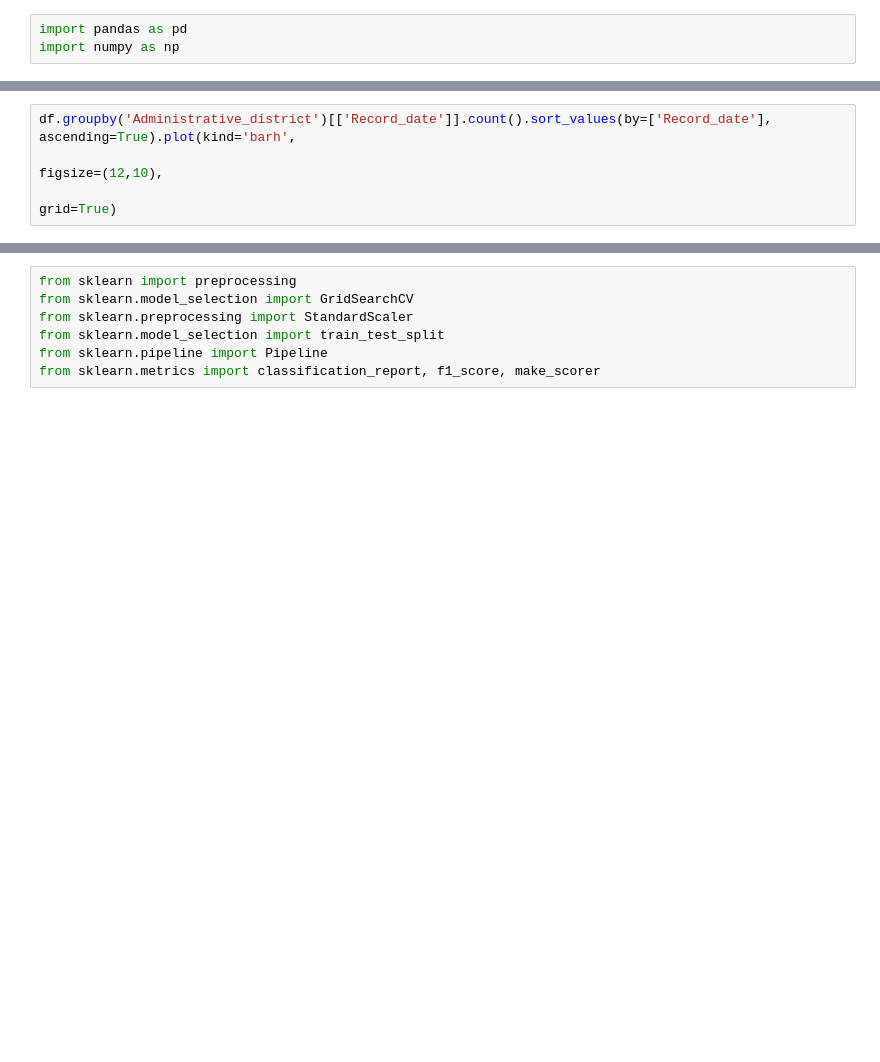
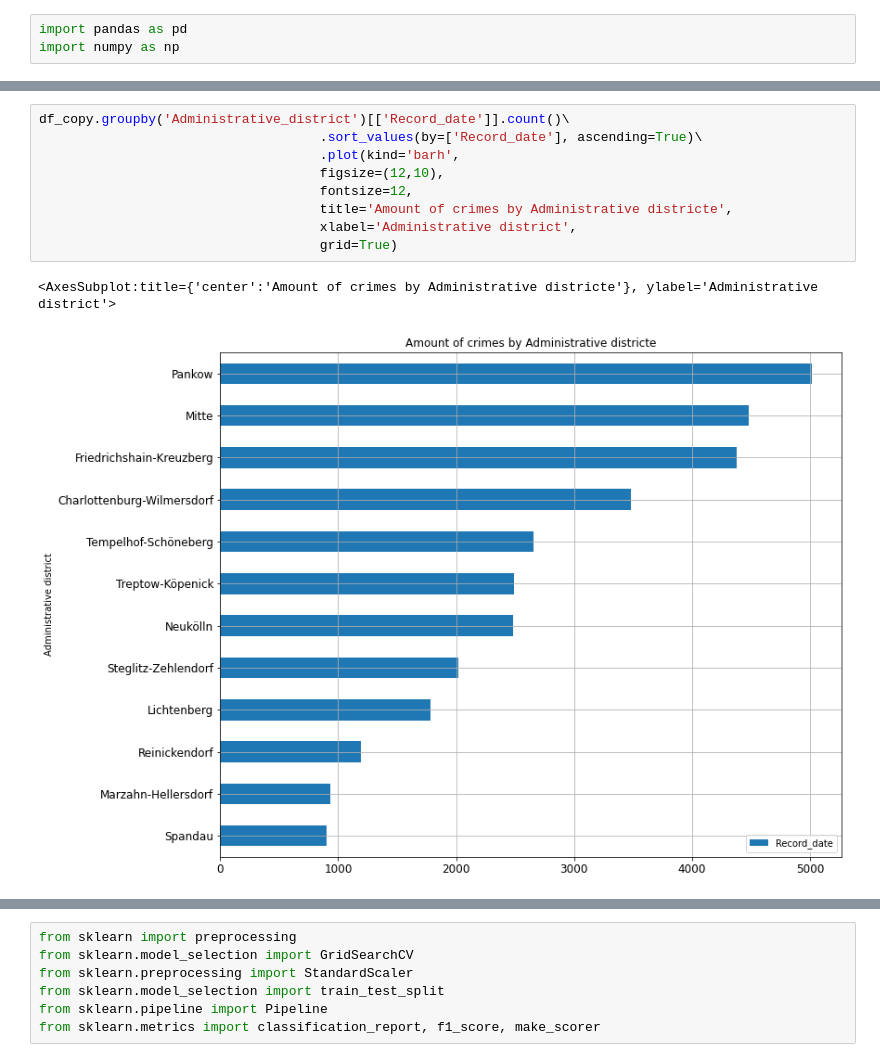
Before and after one commit to MSI17819/Berlin_bike_theft_prediction, a Jupyter notebook: Berlin_bike_thief_analysis_and_prediction.ipynb, the cells around one changed output, grey strips where cells are left out. Drawn from its saved outputs; the diff is of its cells as text; blank space fills up the shorter version.

```diff
--- a/Berlin_bike_thief_analysis_and_prediction.ipynb
+++ b/Berlin_bike_thief_analysis_and_prediction.ipynb
@@ -43,5 +97,13 @@ df.groupby('Administrative_district')[['Record_date']].count().sort_values(by=['
 # %%
-df.groupby('Administrative_district')[['Record_date']].count().sort_values(by=['Record_date'], ascending=True).plot(kind='barh',
-                                                                                                                          figsize=(12,10),
-                                                                                                                          grid=True)
+df_copy.groupby('Administrative_district')[['Record_date']].count()\
+                                    .sort_values(by=['Record_date'], ascending=True)\
+                                    .plot(kind='barh',
+                                    figsize=(12,10),
+                                    fontsize=12,
+                                    title='Amount of crimes by Administrative districte',
+                                    xlabel='Administrative district',
+                                    grid=True)
+# %% [output]
+<AxesSubplot:title={'center':'Amount of crimes by Administrative districte'}, ylabel='Administrative district'>
+[figure, added]
 # %%
```
Also changed, not shown: parts of 17 cells of this notebook.
